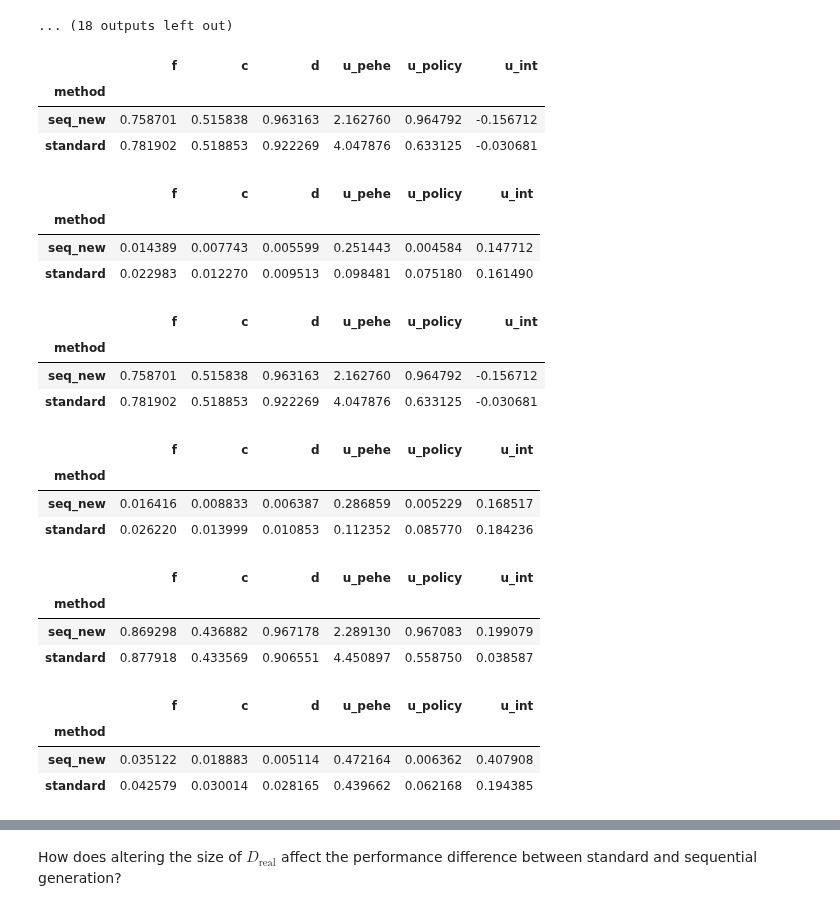
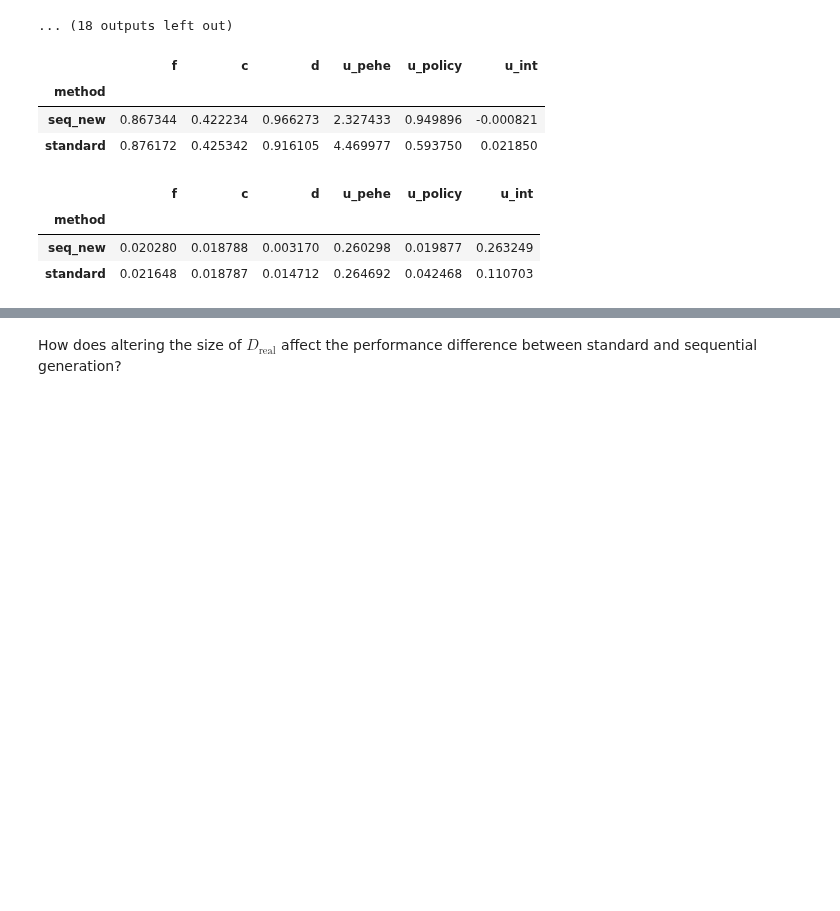
Before and after one commit to harrya32/causal_synthetic_data, a Jupyter notebook: Experiments/Experiments.ipynb, the cells around one changed output, grey strips where cells are left out. Cells and saved outputs as stored; diff of their text form; code cells hidden in the pictures; blank space fills up the shorter version.

```diff
--- a/Experiments/Experiments.ipynb
+++ b/Experiments/Experiments.ipynb
@@ -780,46 +1001,22 @@ Fitting CATE learner
 Generating POs
 ... (18 outputs left out)
 # %%
-results = pd.read_csv('acic_sequential_vs_standard_tvae_avg.csv')
+results = pd.read_csv('acic_sequential_vs_standard_ctgan_avg.csv')
+# %%
+results_2 = pd.read_csv('acic_sequential_vs_standard_ctgan_2.csv')
+# %%
+results = pd.concat([results, results_2])
 # %%
 results.groupby('method').mean()
 # %% [output]
 |  | f | c | d | u_pehe | u_policy | u_int |
 | method |  |  |  |  |  |  |
-| seq_new | 0.758701 | 0.515838 | 0.963163 | 2.162760 | 0.964792 | -0.156712 |
-| standard | 0.781902 | 0.518853 | 0.922269 | 4.047876 | 0.633125 | -0.030681 |
+| seq_new | 0.867344 | 0.422234 | 0.966273 | 2.327433 | 0.949896 | -0.000821 |
+| standard | 0.876172 | 0.425342 | 0.916105 | 4.469977 | 0.593750 | 0.021850 |
 # %%
-results.groupby('method').std() / np.sqrt(5) * 1.96
+results.groupby('method').std() / np.sqrt(10) * 1.96
 # %% [output]
 |  | f | c | d | u_pehe | u_policy | u_int |
 | method |  |  |  |  |  |  |
-| seq_new | 0.014389 | 0.007743 | 0.005599 | 0.251443 | 0.004584 | 0.147712 |
-| standard | 0.022983 | 0.012270 | 0.009513 | 0.098481 | 0.075180 | 0.161490 |
+| seq_new | 0.020280 | 0.018788 | 0.003170 | 0.260298 | 0.019877 | 0.263249 |
+| standard | 0.021648 | 0.018787 | 0.014712 | 0.264692 | 0.042468 | 0.110703 |
-# %%
-results_tvae.groupby('method').mean()
-# %% [output]
-|  | f | c | d | u_pehe | u_policy | u_int |
-| method |  |  |  |  |  |  |
-| seq_new | 0.758701 | 0.515838 | 0.963163 | 2.162760 | 0.964792 | -0.156712 |
-| standard | 0.781902 | 0.518853 | 0.922269 | 4.047876 | 0.633125 | -0.030681 |
-# %%
-results_tvae.groupby('method').std()
-# %% [output]
-|  | f | c | d | u_pehe | u_policy | u_int |
-| method |  |  |  |  |  |  |
-| seq_new | 0.016416 | 0.008833 | 0.006387 | 0.286859 | 0.005229 | 0.168517 |
-| standard | 0.026220 | 0.013999 | 0.010853 | 0.112352 | 0.085770 | 0.184236 |
-# %%
-results_ctgan.groupby('method').mean()
-# %% [output]
-|  | f | c | d | u_pehe | u_policy | u_int |
-| method |  |  |  |  |  |  |
-| seq_new | 0.869298 | 0.436882 | 0.967178 | 2.289130 | 0.967083 | 0.199079 |
-| standard | 0.877918 | 0.433569 | 0.906551 | 4.450897 | 0.558750 | 0.038587 |
-# %%
-results_ctgan.groupby('method').std()
-# %% [output]
-|  | f | c | d | u_pehe | u_policy | u_int |
-| method |  |  |  |  |  |  |
-| seq_new | 0.035122 | 0.018883 | 0.005114 | 0.472164 | 0.006362 | 0.407908 |
-| standard | 0.042579 | 0.030014 | 0.028165 | 0.439662 | 0.062168 | 0.194385 |
```
Also changed, not shown: parts of 181 cells of this notebook, 9 other files.
